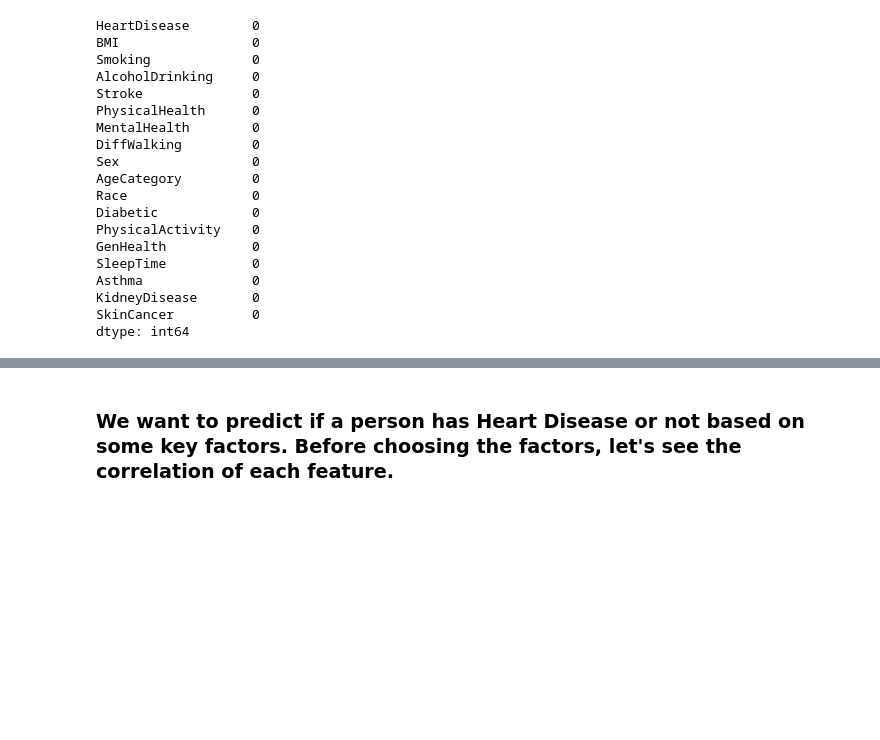
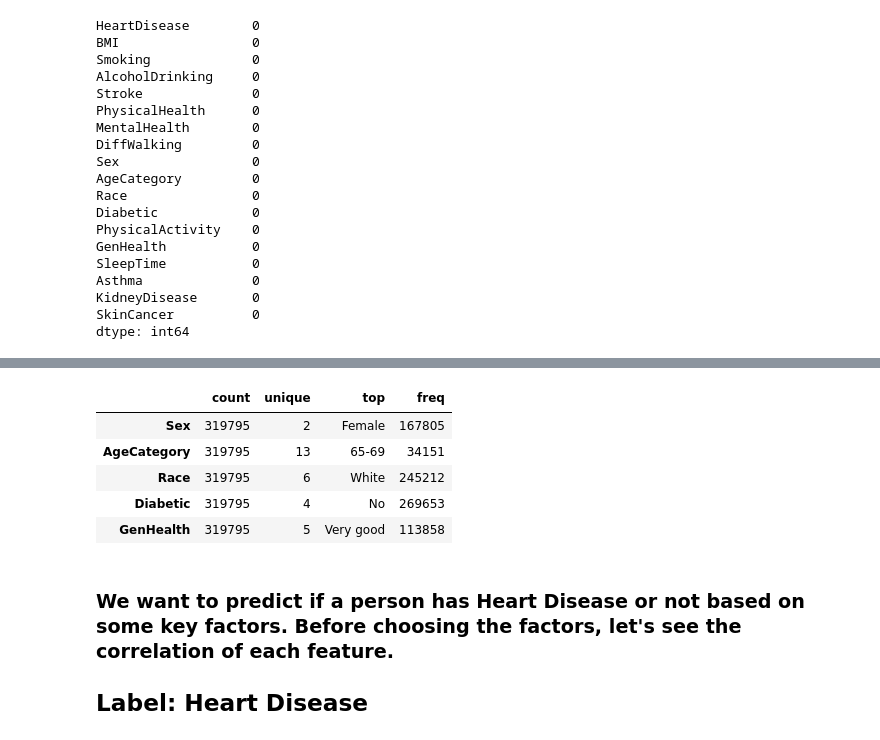
Before and after one commit to SamRB-dev/KaggleProjects, a Jupyter notebook: heart-disease-classification-random-forest.ipynb, the cells around one changed output, grey strips where cells are left out. Cells and saved outputs as stored; diff of their text form; code cells hidden in the pictures; blank space fills up the shorter version.

```diff
--- a/heart-disease-classification-random-forest.ipynb
+++ b/heart-disease-classification-random-forest.ipynb
@@ -116,2 +155,13 @@ dtype: int64
+# %%
+df.describe(include = "object").T
+# %% [output]
+|  | count | unique | top | freq |
+| Sex | 319795 | 2 | Female | 167805 |
+| AgeCategory | 319795 | 13 | 65-69 | 34151 |
+| Race | 319795 | 6 | White | 245212 |
+| Diabetic | 319795 | 4 | No | 269653 |
+| GenHealth | 319795 | 5 | Very good | 113858 |
 # %% [markdown]
 ### We want to predict if a person has Heart Disease or not based on some key factors. Before choosing the factors, let's see the correlation of each feature.
+
+## Label: Heart Disease
```
Also changed, not shown: parts of 8 cells of this notebook.
